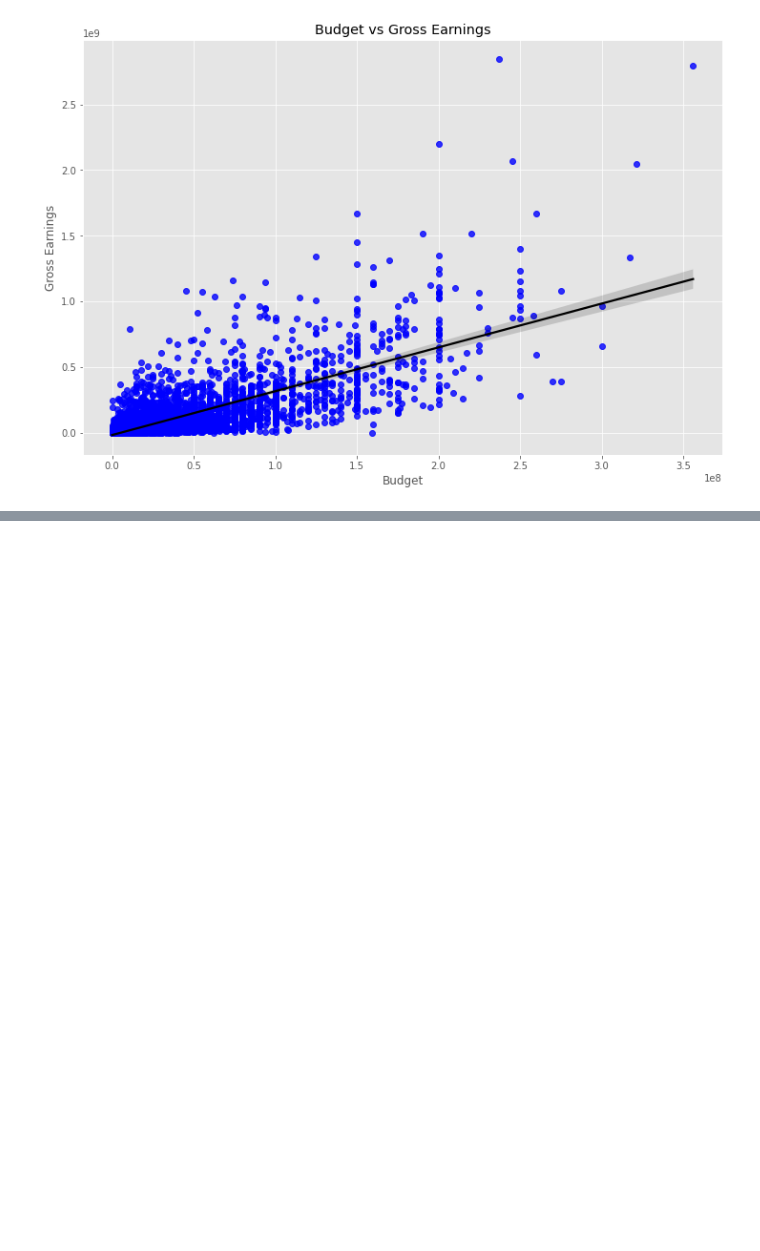
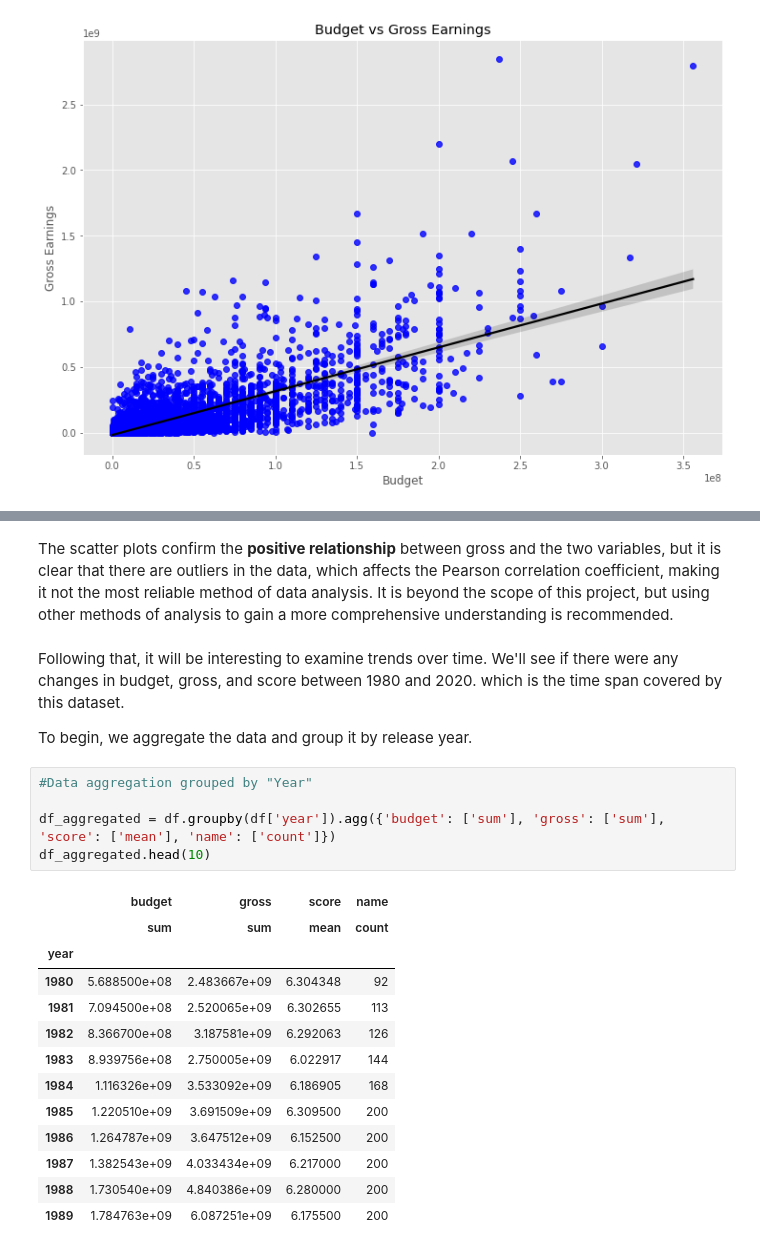
Before and after one commit to mikeglean/100-Days-of-Coding, a Jupyter notebook: film-data-analysis-python-project.ipynb, the cells around one changed output, grey strips where cells are left out. Cells and saved outputs as stored; diff of their text form; blank space fills up the shorter version.

```diff
--- a/film-data-analysis-python-project.ipynb
+++ b/film-data-analysis-python-project.ipynb
@@ -344,0 +361,25 @@ Text(0, 0.5, 'Gross Earnings')
+# %% [markdown]
+The scatter plots confirm the **positive relationship** between gross and the two variables, but it is clear that there are outliers in the data, which affects the Pearson correlation coefficient, making it not the most reliable method of data analysis. It is beyond the scope of this project, but using other methods of analysis to gain a more comprehensive understanding is recommended.
+# %% [markdown]
+Following that, it will be interesting to examine trends over time. We'll see if there were any changes in budget, gross, and score between 1980 and 2020. which is the time span covered by this dataset.
+
+To begin, we aggregate the data and group it by release year.
+# %%
+#Data aggregation grouped by "Year"
+
+df_aggregated = df.groupby(df['year']).agg({'budget': ['sum'], 'gross': ['sum'], 'score': ['mean'], 'name': ['count']})
+df_aggregated.head(10)
+# %% [output]
+|  | budget | gross | score | name |
+|  | sum | sum | mean | count |
+| year |  |  |  |  |
+| 1980 | 5.688500e+08 | 2.483667e+09 | 6.304348 | 92 |
+| 1981 | 7.094500e+08 | 2.520065e+09 | 6.302655 | 113 |
+| 1982 | 8.366700e+08 | 3.187581e+09 | 6.292063 | 126 |
+| 1983 | 8.939756e+08 | 2.750005e+09 | 6.022917 | 144 |
+| 1984 | 1.116326e+09 | 3.533092e+09 | 6.186905 | 168 |
+| 1985 | 1.220510e+09 | 3.691509e+09 | 6.309500 | 200 |
+| 1986 | 1.264787e+09 | 3.647512e+09 | 6.152500 | 200 |
+| 1987 | 1.382543e+09 | 4.033434e+09 | 6.217000 | 200 |
+| 1988 | 1.730540e+09 | 4.840386e+09 | 6.280000 | 200 |
+| 1989 | 1.784763e+09 | 6.087251e+09 | 6.175500 | 200 |
```
Also changed, not shown: parts of 4 cells of this notebook.
